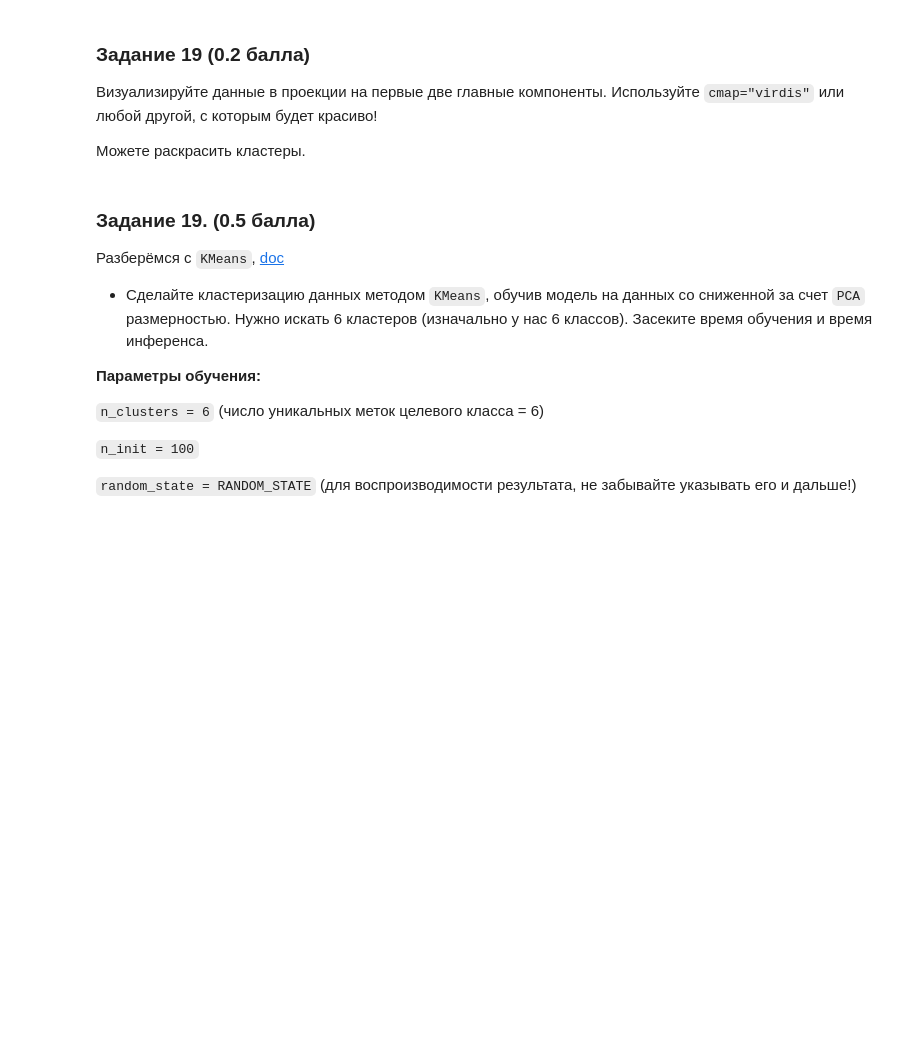
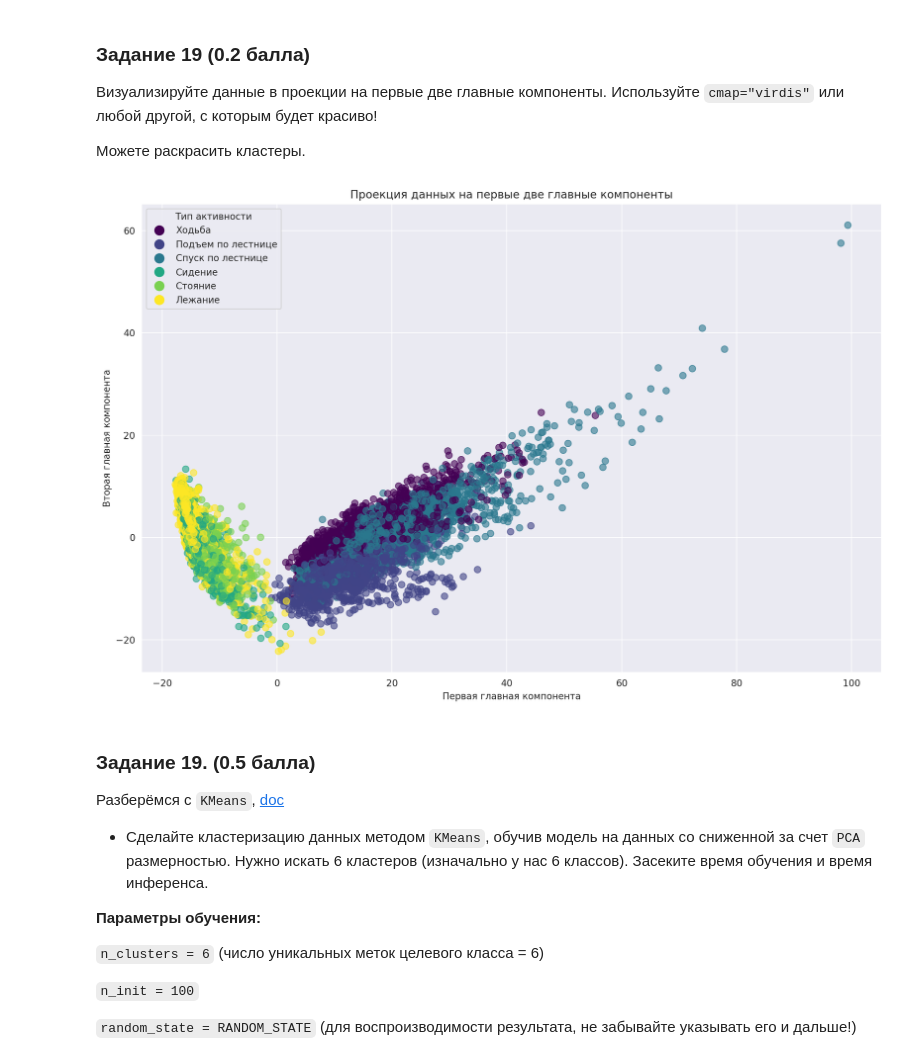
Before and after one commit to psaw/hse-ai24-ml, a Jupyter notebook: hw-5/AI_HW5_boosting_base.ipynb, the cells around one changed output. Cells and saved outputs as stored; diff of their text form; code cells hidden in the pictures; blank space fills up the shorter version.

```diff
--- a/hw-5/AI_HW5_boosting_base.ipynb
+++ b/hw-5/AI_HW5_boosting_base.ipynb
@@ -1439,3 +1474,36 @@ plt.scatter()
+# %%
+# Ваш код здесь
+plt.figure(figsize=(12, 8))
+
+# Создаем scatter plot
+scatter = plt.scatter(X_pca[:, 0], X_pca[:, 1],
+                     c=y.values.ravel(),  # раскраска по реальным классам
+                     cmap='viridis',      # цветовая схема
+                     alpha=0.6,           # прозрачность точек
+                     s=50)                # размер точек
+
+# Добавляем подписи
+plt.title('Проекция данных на первые две главные компоненты')
+plt.xlabel('Первая главная компонента')
+plt.ylabel('Вторая главная компонента')
+
+# Кастомизация легенды, чтобы цвета класов соответствовали цвету точек на графике
+# подсмотрено тут
+# https://dataplotplus.com/add-custom-legend-in-scatterplot-with-matplotlib-and-python/
+
+# Элементы легенды - метки классов
+legend_labels = ['Ходьба', 'Подъем по лестнице', 'Спуск по лестнице',
+                'Сидение', 'Стояние', 'Лежание']
+# "маркеры" для легенды - пустой график, но у него есть цвет(!) и маркер для легенды
+legend_elements = [plt.Line2D([], [], c=c, marker='.', markersize=20, linestyle='None')
+          for c in scatter.cmap(scatter.norm(range(1, 7)))]  # берем цвета из диапазона палитры
+# сама легенда
+plt.legend(legend_elements, legend_labels, title='Тип активности', loc='upper left')
+
+plt.tight_layout()
+plt.show()
+# %% [output]
+[figure, added]
 # %% [markdown]
 ### **Задание 19. (0.5 балла)**
 
```
Also changed, not shown: parts of 22 cells of this notebook.
